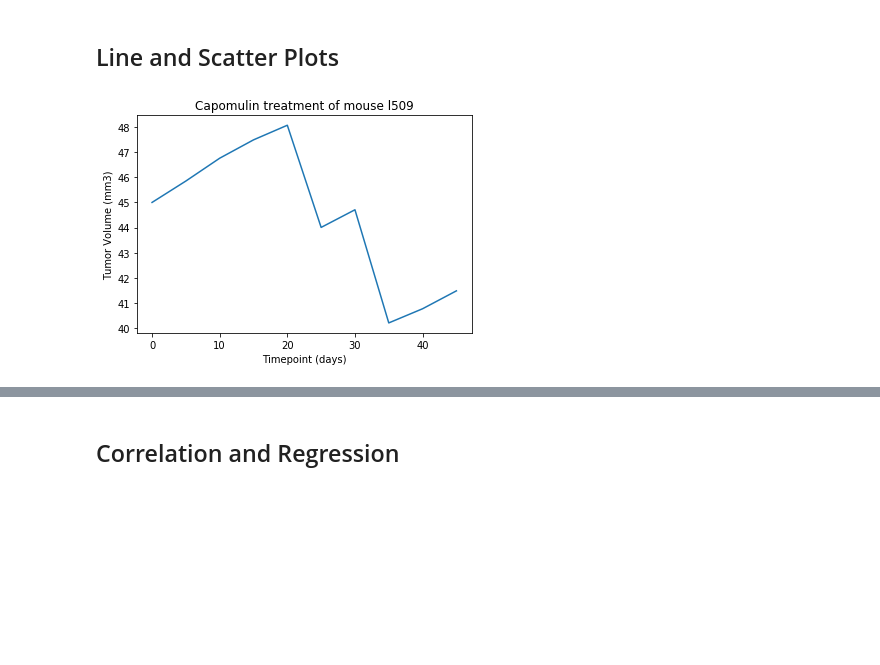
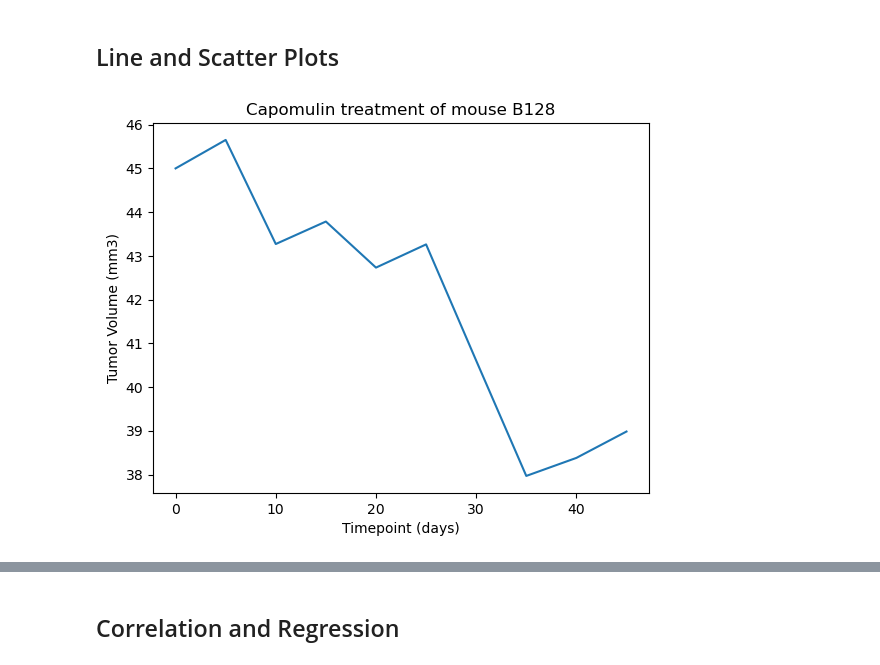
Before and after one commit to Abby-Boulter/Challenge-5-Module, a Jupyter notebook: Pymaceuticals/pymaceuticals_homework.ipynb, the cells around one changed output, grey strips where cells are left out. Cells and saved outputs as stored; diff of their text form; code cells hidden in the pictures; blank space fills up the shorter version.

```diff
--- a/Pymaceuticals/pymaceuticals_homework.ipynb
+++ b/Pymaceuticals/pymaceuticals_homework.ipynb
@@ -189,5 +216,11 @@ Ceftamin's potential outliers: Series([], Name: Tumor Volume (mm3), dtype: float
 ## Line and Scatter Plots
 # %%
 # Generate a line plot of tumor volume vs. time point for a mouse treated with Capomulin
+b128_cap = cleaned_df.loc[cleaned_df["Mouse ID"]=="b128", :]
+plt.plot(b128_cap['Timepoint'], b128_cap['Tumor Volume (mm3)'])
+plt.xlabel("Timepoint (days)")
+plt.ylabel('Tumor Volume (mm3)')
+plt.title("Capomulin treatment of mouse B128")
+plt.show();
 # %% [output]
-[figure, old version]
+[figure, new version]
```
Also changed, not shown: parts of 9 cells of this notebook.
